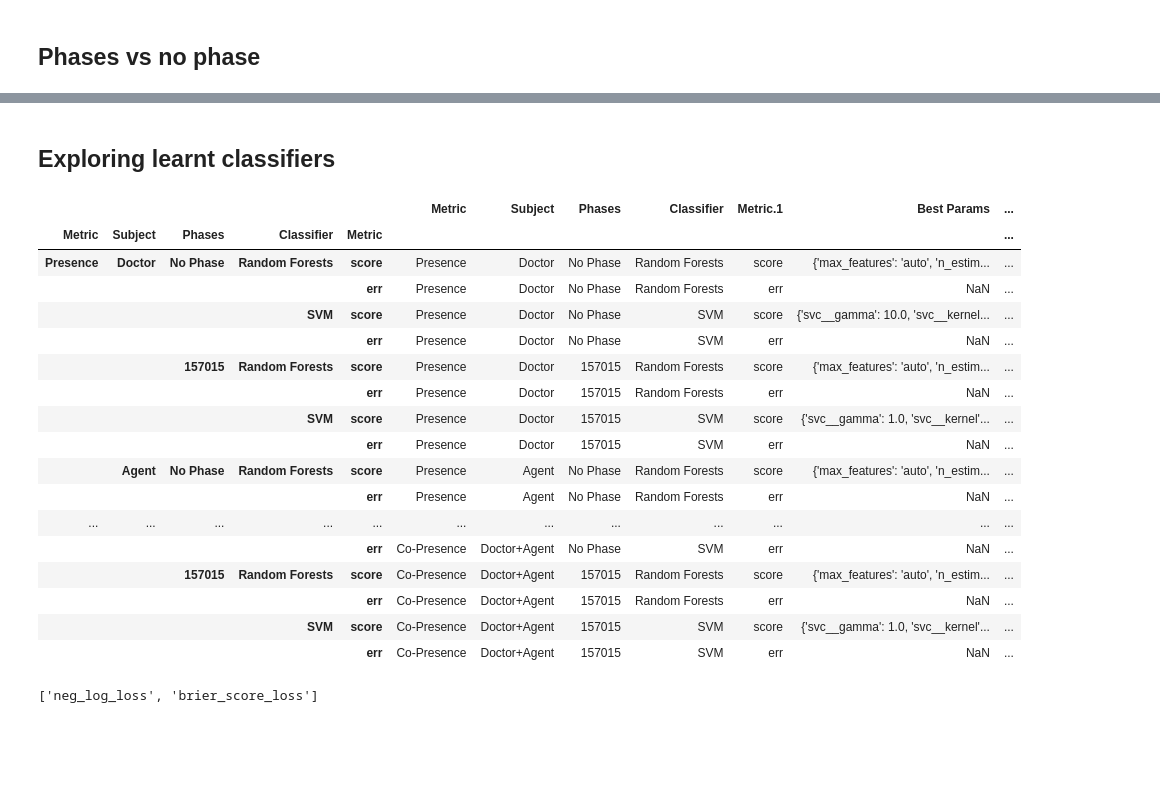
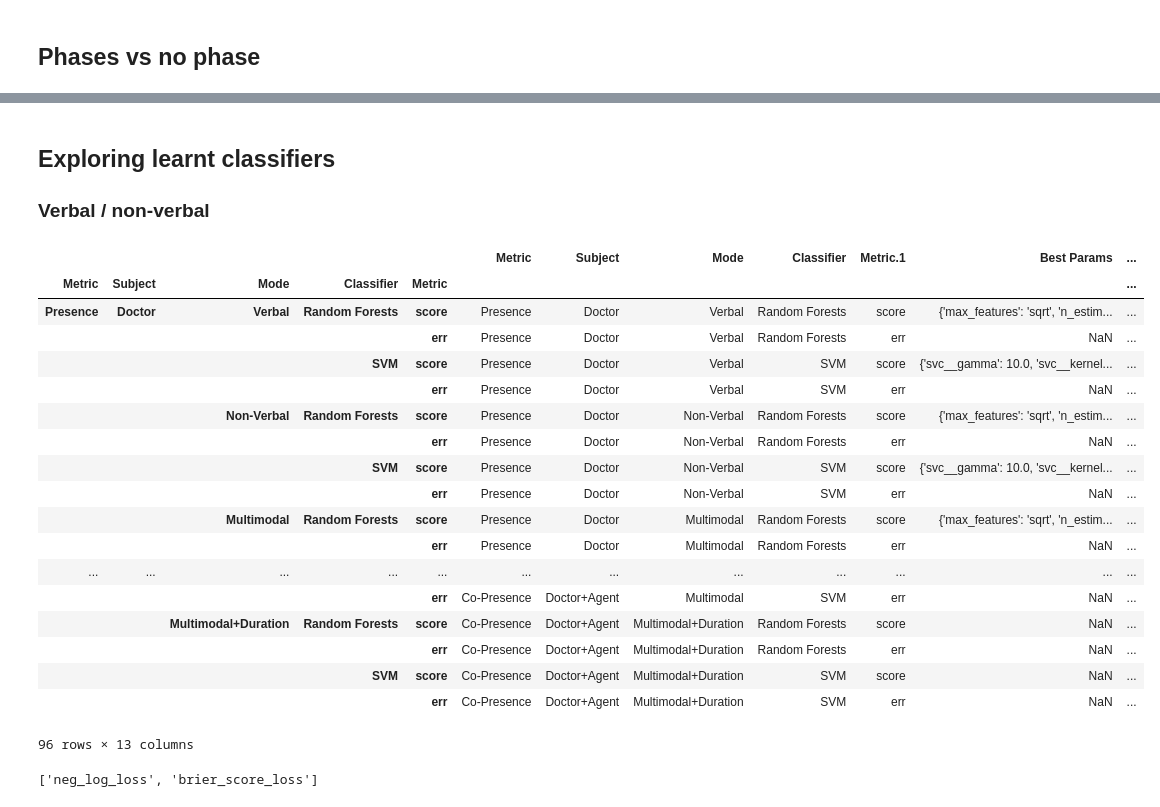
Before and after one commit to jbousque/predictionPresence, a Jupyter notebook: src/Learn.ipynb, the cells around one changed output, grey strips where cells are left out. Cells and saved outputs as stored; diff of their text form; code cells hidden in the pictures; blank space fills up the shorter version.

```diff
--- a/src/Learn.ipynb
+++ b/src/Learn.ipynb
@@ -336,7 +336,10 @@ class DataHandler():
         subject = 'doctor' if doctor else ''
         subject = subject + ('agent' if agent else '')
         if phases is None or (phases is not None and type(phases) == tuple):
-            ph = 'nophase' if phases is None else '%02d%02d%02d' % ( phases[0]*100, phases[1]*100, phases[2]*100 )
+            if phases in [None, (0,1,0)]:
+                ph = 'nophase'
+            else:
+                ph = '%02d%02d%02d' % ( phases[0]*100, phases[1]*100, phases[2]*100 )
         else:
             ph=phases
         return "%s_%s_%s_%s" % (pres, subject, ph, classifier)
@@ -1918,45 +1921,49 @@ plt.show()
 # %% [markdown]
 ## Exploring learnt classifiers
+### Verbal / non-verbal
 # %%
 
 # reload best params found
 
-dh = DataHandler('1-subject-agent_phases-nophase', 1)
+dh = DataHandler('2-verbal-nonverbal-multimodal-duration', 2)
 scores_df_index = [['Presence', 'Co-Presence'],
              ['Doctor', 'Agent', 'Doctor+Agent'],
-             ['No Phase', '157015'],
+             ['Verbal', 'Non-Verbal', 'Multimodal', 'Multimodal+Duration'],
              ['Random Forests', 'SVM'],
              ['score', 'err']
             ]
-scores_df_columns = ['precision', 'f1', 'recall', 'params']
 scores_df_multiindex = pd.MultiIndex.from_product(scores_df_index,
-                                                  names=['Metric', 'Subject', 'Phases', 'Classifier', 'Metric'])
+                                                  names=['Metric', 'Subject', 'Mode', 'Classifier', 'Metric'])
+scores_df = dh.load_obj('results', 'scores')
+if scores_df is None:
+    print("No results to load !")
 
 context_df = pd.read_csv(os.path.join(dh.root_path, 'context.csv'))
 if context_df is None:
     print("missing contextual info context.pkl")
 
 context_df.index = scores_df_multiindex
 context_df
 # %% [output]
-|  |  |  |  |  | Metric | Subject | Phases | Classifier | Metric.1 | Best Params | ... |
-| Metric | Subject | Phases | Classifier | Metric |  |  |  |  |  |  | ... |
-| Presence | Doctor | No Phase | Random Forests | score | Presence | Doctor | No Phase | Random Forests | score | {'max_features': 'auto', 'n_estim... | ... |
-|  |  |  |  | err | Presence | Doctor | No Phase | Random Forests | err | NaN | ... |
-|  |  |  | SVM | score | Presence | Doctor | No Phase | SVM | score | {'svc__gamma': 10.0, 'svc__kernel... | ... |
-|  |  |  |  | err | Presence | Doctor | No Phase | SVM | err | NaN | ... |
-|  |  | 157015 | Random Forests | score | Presence | Doctor | 157015 | Random Forests | score | {'max_features': 'auto', 'n_estim... | ... |
-|  |  |  |  | err | Presence | Doctor | 157015 | Random Forests | err | NaN | ... |
-|  |  |  | SVM | score | Presence | Doctor | 157015 | SVM | score | {'svc__gamma': 1.0, 'svc__kernel'... | ... |
-|  |  |  |  | err | Presence | Doctor | 157015 | SVM | err | NaN | ... |
-|  | Agent | No Phase | Random Forests | score | Presence | Agent | No Phase | Random Forests | score | {'max_features': 'auto', 'n_estim... | ... |
-|  |  |  |  | err | Presence | Agent | No Phase | Random Forests | err | NaN | ... |
+|  |  |  |  |  | Metric | Subject | Mode | Classifier | Metric.1 | Best Params | ... |
+| Metric | Subject | Mode | Classifier | Metric |  |  |  |  |  |  | ... |
+| Presence | Doctor | Verbal | Random Forests | score | Presence | Doctor | Verbal | Random Forests | score | {'max_features': 'sqrt', 'n_estim... | ... |
+|  |  |  |  | err | Presence | Doctor | Verbal | Random Forests | err | NaN | ... |
+|  |  |  | SVM | score | Presence | Doctor | Verbal | SVM | score | {'svc__gamma': 10.0, 'svc__kernel... | ... |
+|  |  |  |  | err | Presence | Doctor | Verbal | SVM | err | NaN | ... |
+|  |  | Non-Verbal | Random Forests | score | Presence | Doctor | Non-Verbal | Random Forests | score | {'max_features': 'sqrt', 'n_estim... | ... |
+|  |  |  |  | err | Presence | Doctor | Non-Verbal | Random Forests | err | NaN | ... |
+|  |  |  | SVM | score | Presence | Doctor | Non-Verbal | SVM | score | {'svc__gamma': 10.0, 'svc__kernel... | ... |
+|  |  |  |  | err | Presence | Doctor | Non-Verbal | SVM | err | NaN | ... |
+|  |  | Multimodal | Random Forests | score | Presence | Doctor | Multimodal | Random Forests | score | {'max_features': 'sqrt', 'n_estim... | ... |
+|  |  |  |  | err | Presence | Doctor | Multimodal | Random Forests | err | NaN | ... |
 | ... | ... | ... | ... | ... | ... | ... | ... | ... | ... | ... | ... |
-|  |  |  |  | err | Co-Presence | Doctor+Agent | No Phase | SVM | err | NaN | ... |
-|  |  | 157015 | Random Forests | score | Co-Presence | Doctor+Agent | 157015 | Random Forests | score | {'max_features': 'auto', 'n_estim... | ... |
-|  |  |  |  | err | Co-Presence | Doctor+Agent | 157015 | Random Forests | err | NaN | ... |
-|  |  |  | SVM | score | Co-Presence | Doctor+Agent | 157015 | SVM | score | {'svc__gamma': 1.0, 'svc__kernel'... | ... |
-|  |  |  |  | err | Co-Presence | Doctor+Agent | 157015 | SVM | err | NaN | ... |
+|  |  |  |  | err | Co-Presence | Doctor+Agent | Multimodal | SVM | err | NaN | ... |
+|  |  | Multimodal+Duration | Random Forests | score | Co-Presence | Doctor+Agent | Multimodal+Duration | Random Forests | score | NaN | ... |
+|  |  |  |  | err | Co-Presence | Doctor+Agent | Multimodal+Duration | Random Forests | err | NaN | ... |
+|  |  |  | SVM | score | Co-Presence | Doctor+Agent | Multimodal+Duration | SVM | score | NaN | ... |
+|  |  |  |  | err | Co-Presence | Doctor+Agent | Multimodal+Duration | SVM | err | NaN | ... |
+96 rows × 13 columns
 # %%
 print(str([scorer for scorer in sklearn.metrics.SCORERS.keys() if scorer.endswith('loss')]))
 # %% [output]
```
Also changed, not shown: parts of 20 cells of this notebook.
